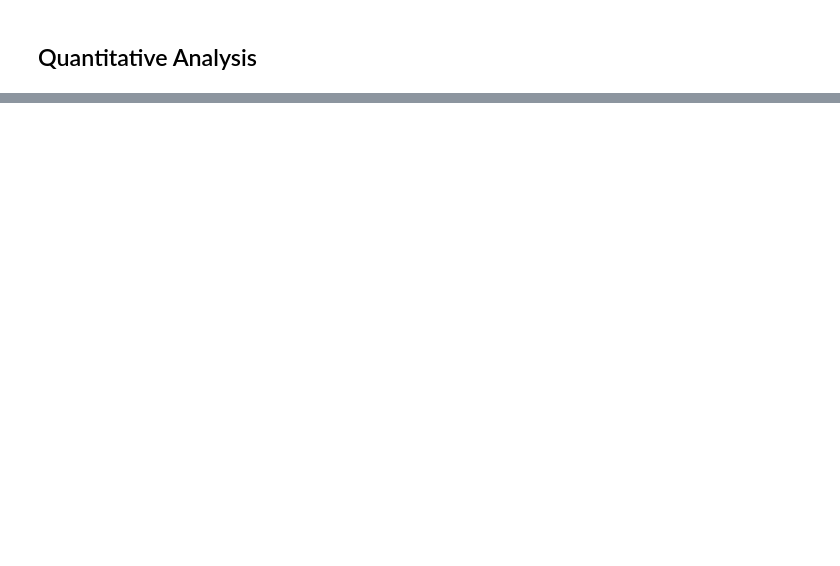
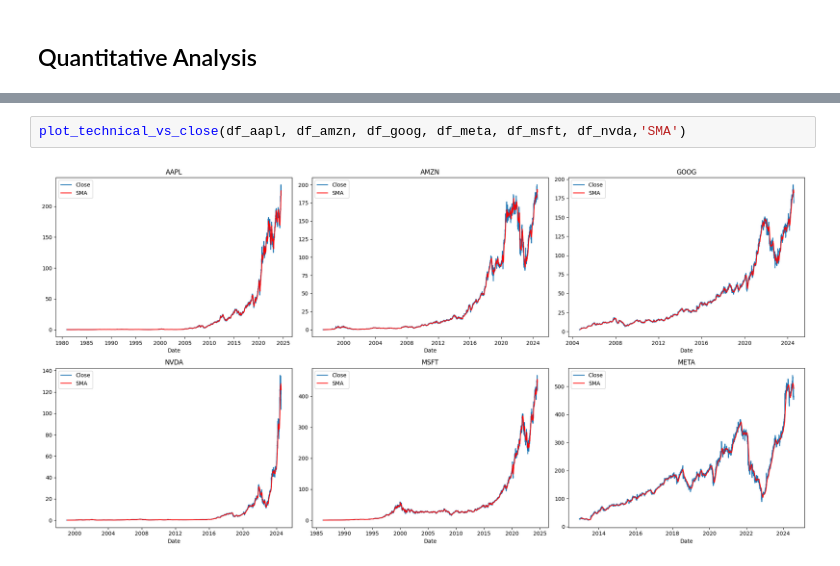
Before and after one commit to Naod-Mergiya/KAIM-week1, a Jupyter notebook: notebooks/Quantitative_analysis.ipynb, the cells around one changed output, grey strips where cells are left out. Saved outputs shown, nothing was run; the diff lists cells and outputs as text; blank space fills up the shorter version.

```diff
--- a/notebooks/Quantitative_analysis.ipynb
+++ b/notebooks/Quantitative_analysis.ipynb
@@ -34,0 +250,4 @@ Python path: ['C:\\Users\\Naod.Amare\\AppData\\Local\\Programs\\Python\\Python31
+# %%
+plot_technical_vs_close(df_aapl, df_amzn, df_goog, df_meta, df_msft, df_nvda,'SMA')
+# %% [output]
+[figure, added]
```
Also changed, not shown: parts of 35 cells of this notebook, 1 other file.
